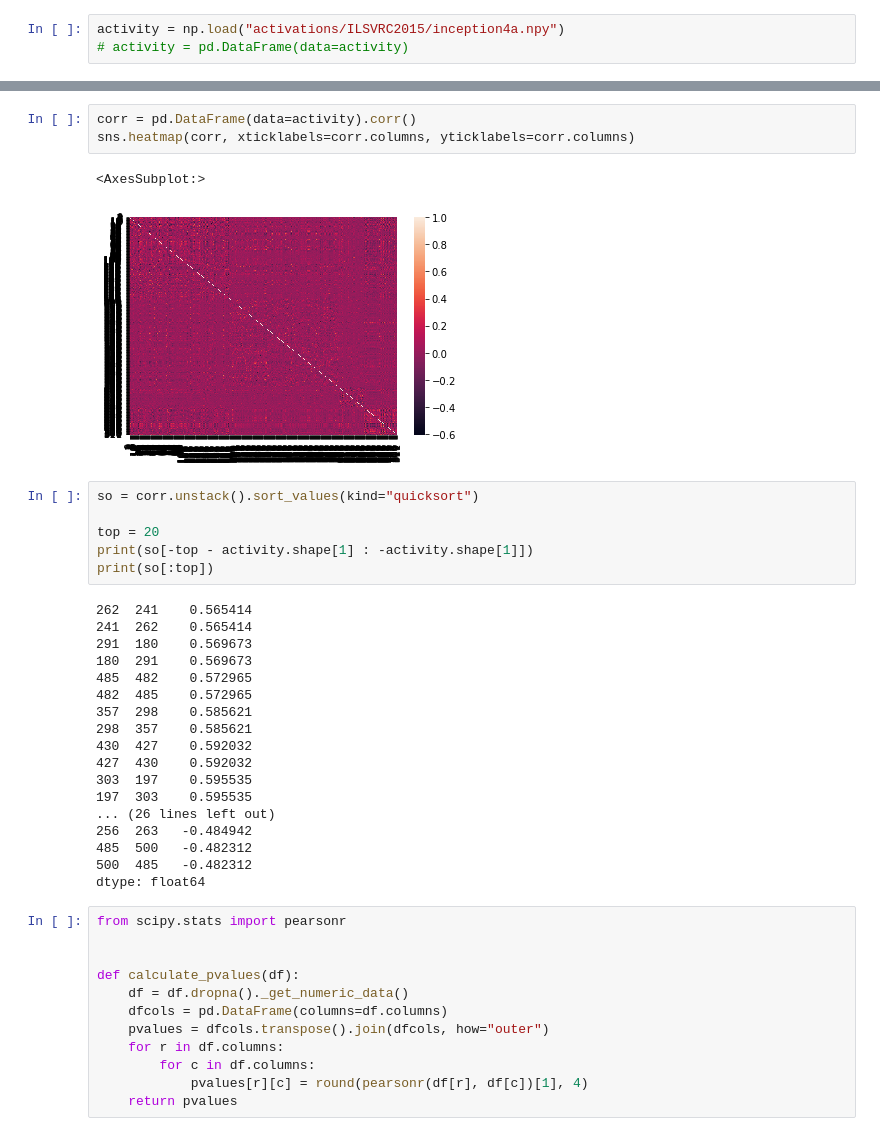
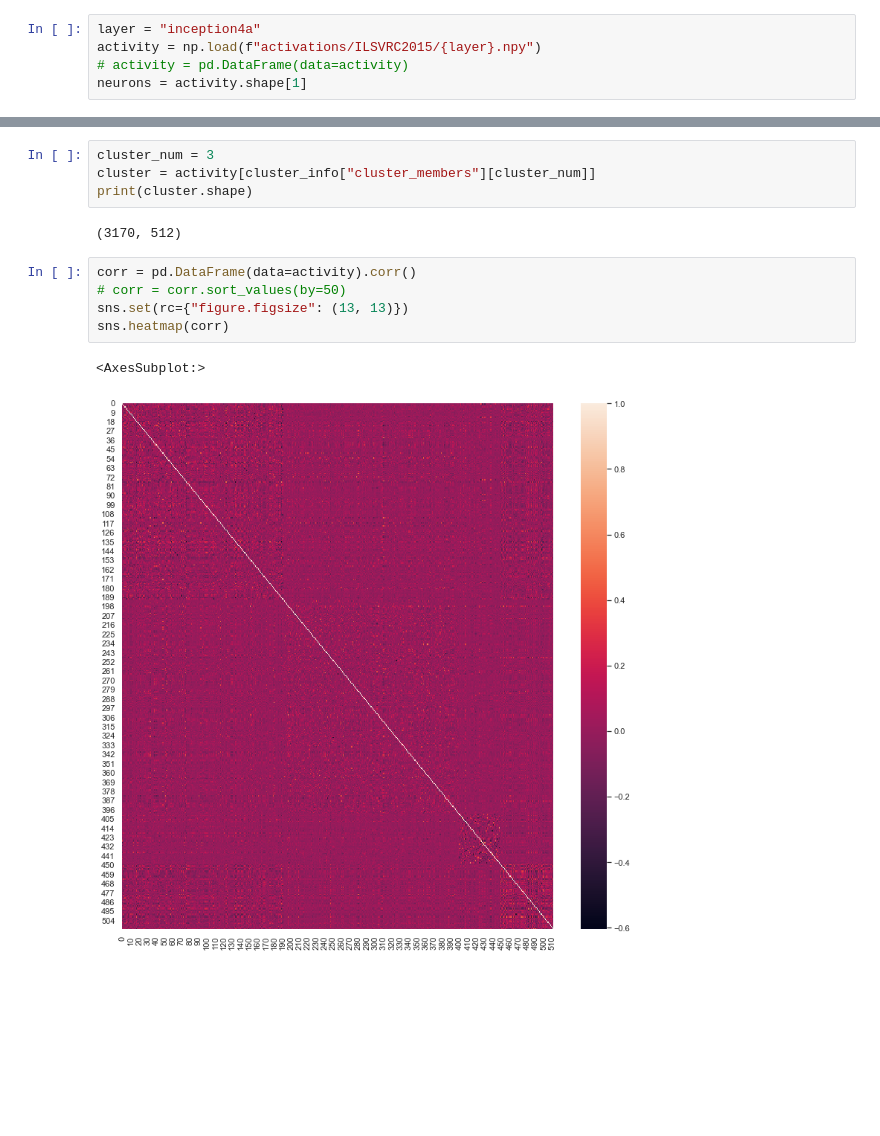
Before and after one commit to sturlaf/master, a Jupyter notebook: stats.ipynb, the cells around one changed output, grey strips where cells are left out. Drawn from its saved outputs; the diff is of its cells as text; blank space fills up the shorter version.

```diff
--- a/stats.ipynb
+++ b/stats.ipynb
@@ -10,3 +14,5 @@ from gudhi.clustering.tomato import Tomato
 # %%
-activity = np.load("activations/ILSVRC2015/inception4a.npy")
+layer = "inception4a"
+activity = np.load(f"activations/ILSVRC2015/{layer}.npy")
 # activity = pd.DataFrame(data=activity)
+neurons = activity.shape[1]
@@ -13,42 +38,14 @@ activity = np.load("activations/ILSVRC2015/inception4a.npy")
+# %%
+cluster_num = 3
+cluster = activity[cluster_info["cluster_members"][cluster_num]]
+print(cluster.shape)
+# %% [output]
+(3170, 512)
 # %%
 corr = pd.DataFrame(data=activity).corr()
-sns.heatmap(corr, xticklabels=corr.columns, yticklabels=corr.columns)
+# corr = corr.sort_values(by=50)
+sns.set(rc={"figure.figsize": (13, 13)})
+sns.heatmap(corr)
 # %% [output]
 <AxesSubplot:>
-[figure, old version]
+[figure, new version]
-# %%
-so = corr.unstack().sort_values(kind="quicksort")
-
-top = 20
-print(so[-top - activity.shape[1] : -activity.shape[1]])
-print(so[:top])
-# %% [output]
-262  241    0.565414
-241  262    0.565414
-291  180    0.569673
-180  291    0.569673
-485  482    0.572965
-482  485    0.572965
-357  298    0.585621
-298  357    0.585621
-430  427    0.592032
-427  430    0.592032
-303  197    0.595535
-197  303    0.595535
-... (26 lines left out)
-256  263   -0.484942
-485  500   -0.482312
-500  485   -0.482312
-dtype: float64
-# %%
-from scipy.stats import pearsonr
-
-
-def calculate_pvalues(df):
-    df = df.dropna()._get_numeric_data()
-    dfcols = pd.DataFrame(columns=df.columns)
-    pvalues = dfcols.transpose().join(dfcols, how="outer")
-    for r in df.columns:
-        for c in df.columns:
-            pvalues[r][c] = round(pearsonr(df[r], df[c])[1], 4)
-    return pvalues
```
Also changed, not shown: parts of 18 cells of this notebook, 19 other files.
